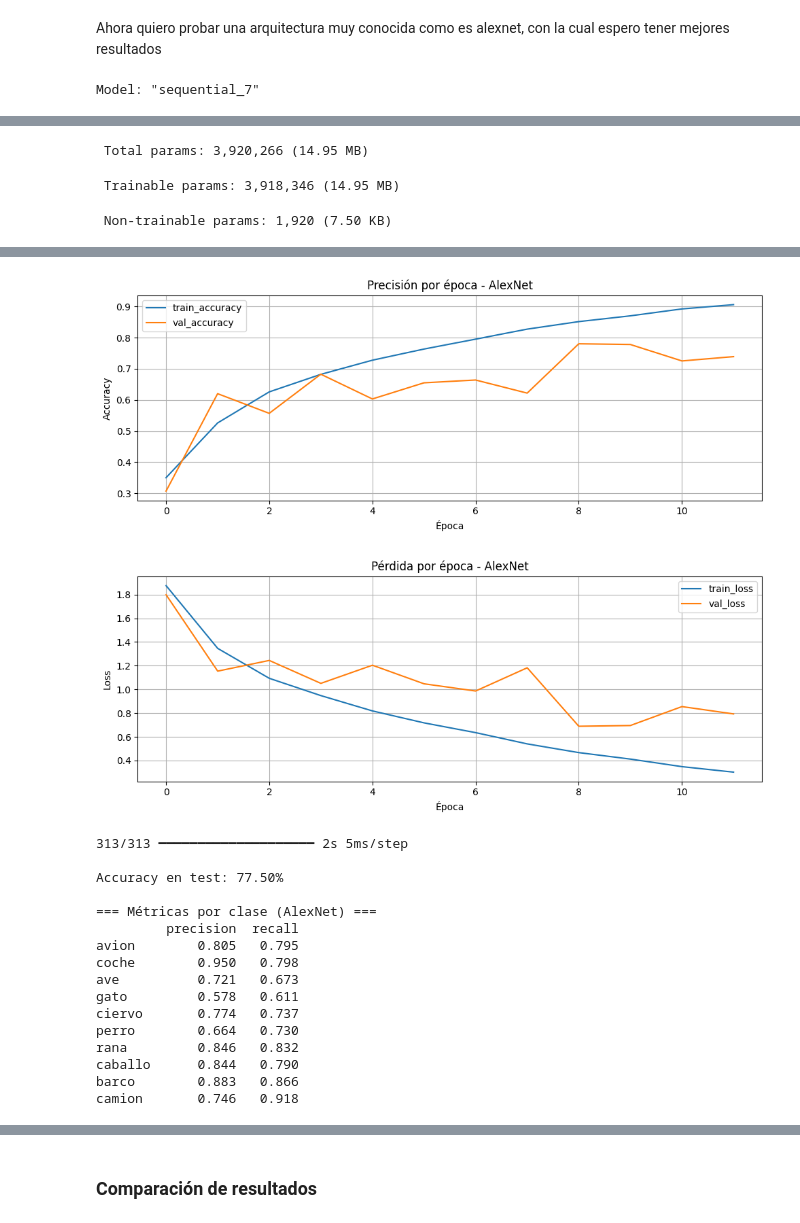
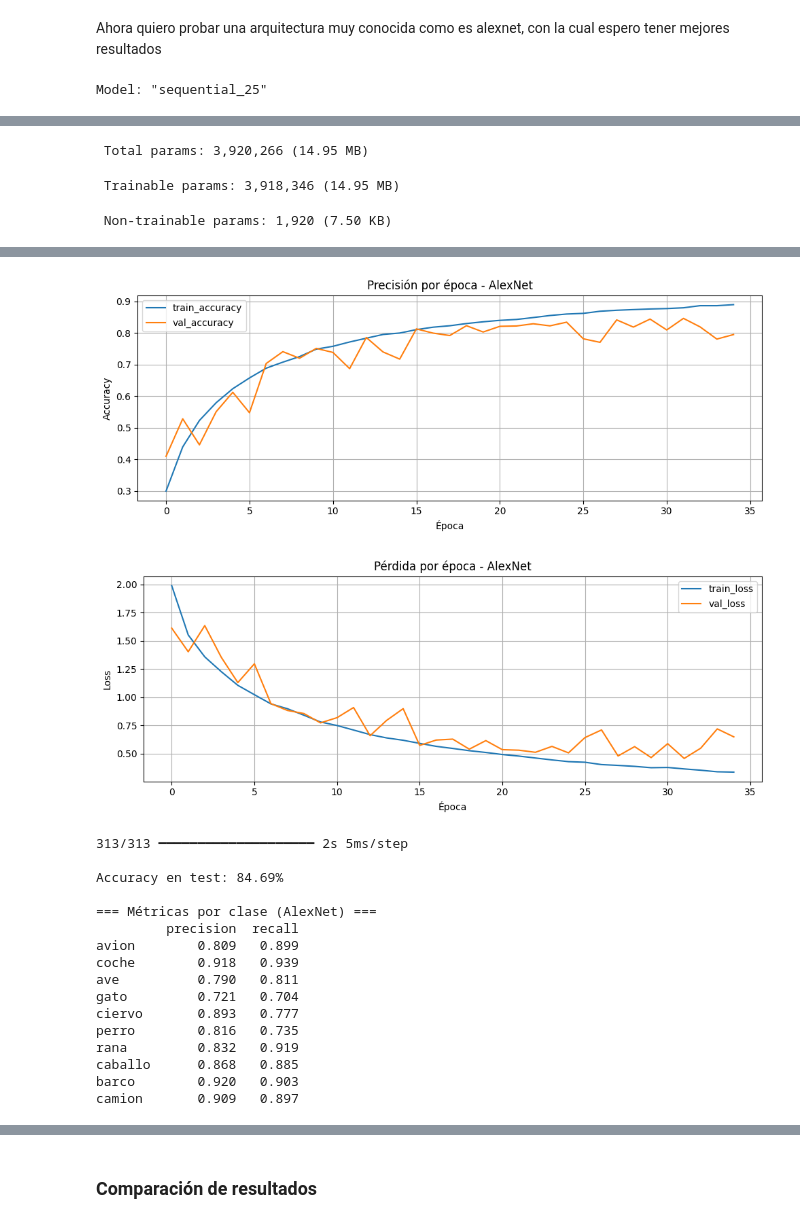
Before and after one commit to cabamarcos/CIFAR10_CNN, a Jupyter notebook: muinar06_act2_individual.ipynb, the cells around one changed output, grey strips where cells are left out. Drawn from its saved outputs; the diff is of its cells as text; code cells hidden in the pictures.

```diff
--- a/muinar06_act2_individual.ipynb
+++ b/muinar06_act2_individual.ipynb
@@ -56 +85,9 @@ MAP_ELEMENTS = {
+# %%
+(X, Y), (x_test, y_test) = cifar10.load_data()
+
+X = X.astype('float32') / 255.
+x_test = x_test.astype('float32') / 255.
+
+x_train, x_valid, y_train, y_valid = train_test_split(
+    X, Y, test_size=0.2, random_state=42, stratify=Y)
 # %%
@@ -75,3 +117,14 @@ print(y_test_one_hot.shape)
+# %%
+train_datagen = ImageDataGenerator(
+    rotation_range=15,
+    width_shift_range=0.1,
+    height_shift_range=0.1,
+    horizontal_flip=True,
+    zoom_range=0.1,
+    fill_mode='nearest'
+)
+
+train_generator = train_datagen.flow(x_train, y_train_one_hot, batch_size=64)
 # %% [markdown]
 ## Ejercicio
 
@@ -177,7 +234,8 @@ for config in model_configs:
 
     history = model.fit(x_train_flat, y_train_one_hot,
                         validation_data=(x_valid_flat, y_valid_one_hot),
-                        epochs=20, batch_size=64, verbose=1)
+                        callbacks=[early_stop],
+                        epochs=50, batch_size=64, verbose=1)
 
     # Evaluación
     y_pred_probs = model.predict(x_test_flat)
@@ -324,10 +382,7 @@ for name, num_convs in cnn_configs.items():
     print(f"\nResumen del modelo {name}:")
     model.summary()
 
-    # Early stopping
-    early_stop = EarlyStopping(monitor='val_loss', patience=3, restore_best_weights=True)
-
-    history = model.fit(x_train, y_train_one_hot,
+    history = model.fit(train_generator,
                         validation_data=(x_valid, y_valid_one_hot),
                         epochs=30,
                         batch_size=64,
@@ -465,15 +520,6 @@ camion       0.868   0.762
 # %% [markdown]
 Ahora quiero probar una arquitectura muy conocida como es alexnet, con la cual espero tener mejores resultados
 # %%
-from keras.models import Sequential
-from keras.layers import Conv2D, MaxPooling2D, Flatten, Dense, Dropout, BatchNormalization, Input
-from keras.callbacks import EarlyStopping
-from sklearn.metrics import accuracy_score, classification_report, confusion_matrix
-import matplotlib.pyplot as plt
-import seaborn as sns
-import numpy as np
-import pandas as pd
-
 # AlexNet adaptado
 alexnet = Sequential()
 
@@ -519,9 +565,9 @@ alexnet.summary()
 # Entrenamiento con EarlyStopping
 early_stop = EarlyStopping(monitor='val_loss', patience=3, restore_best_weights=True)
 
-history = alexnet.fit(x_train, y_train_one_hot,
+history = alexnet.fit(train_generator,
                       validation_data=(x_valid, y_valid_one_hot),
-                      epochs=30,
+                      epochs=50,
                       batch_size=64,
                       callbacks=[early_stop],
                       verbose=1)
@@ -577,7 +623,7 @@ plt.xlabel('Predicción')
 plt.ylabel('Real')
 plt.show()
 # %% [output]
-Model: "sequential_7"
+Model: "sequential_25"
 ┏━━━━━━━━━━━━━━━━━━━━━━━━━━━━━━━━━┳━━━━━━━━━━━━━━━━━━━━━━━━┳━━━━━━━━━━━━━━━┓
 ┃ Layer (type)                    ┃ Output Shape           ┃       Param # ┃
 ┡━━━━━━━━━━━━━━━━━━━━━━━━━━━━━━━━━╇━━━━━━━━━━━━━━━━━━━━━━━━╇━━━━━━━━━━━━━━━┩
@@ -618,18 +664,18 @@ Epoch 12/30
-[figure, old version]
+[figure, new version]
-[figure, old version]
+[figure, new version]
 313/313 ━━━━━━━━━━━━━━━━━━━━ 2s 5ms/step
 
-Accuracy en test: 77.50%
+Accuracy en test: 84.69%
 
 === Métricas por clase (AlexNet) ===
          precision  recall
-avion        0.805   0.795
-coche        0.950   0.798
-ave          0.721   0.673
-gato         0.578   0.611
-ciervo       0.774   0.737
-perro        0.664   0.730
-rana         0.846   0.832
-caballo      0.844   0.790
-barco        0.883   0.866
-camion       0.746   0.918
+avion        0.809   0.899
+coche        0.918   0.939
+ave          0.790   0.811
+gato         0.721   0.704
+ciervo       0.893   0.777
+perro        0.816   0.735
+rana         0.832   0.919
+caballo      0.868   0.885
+barco        0.920   0.903
+camion       0.909   0.897
```
Also changed, not shown: parts of 27 cells of this notebook.
